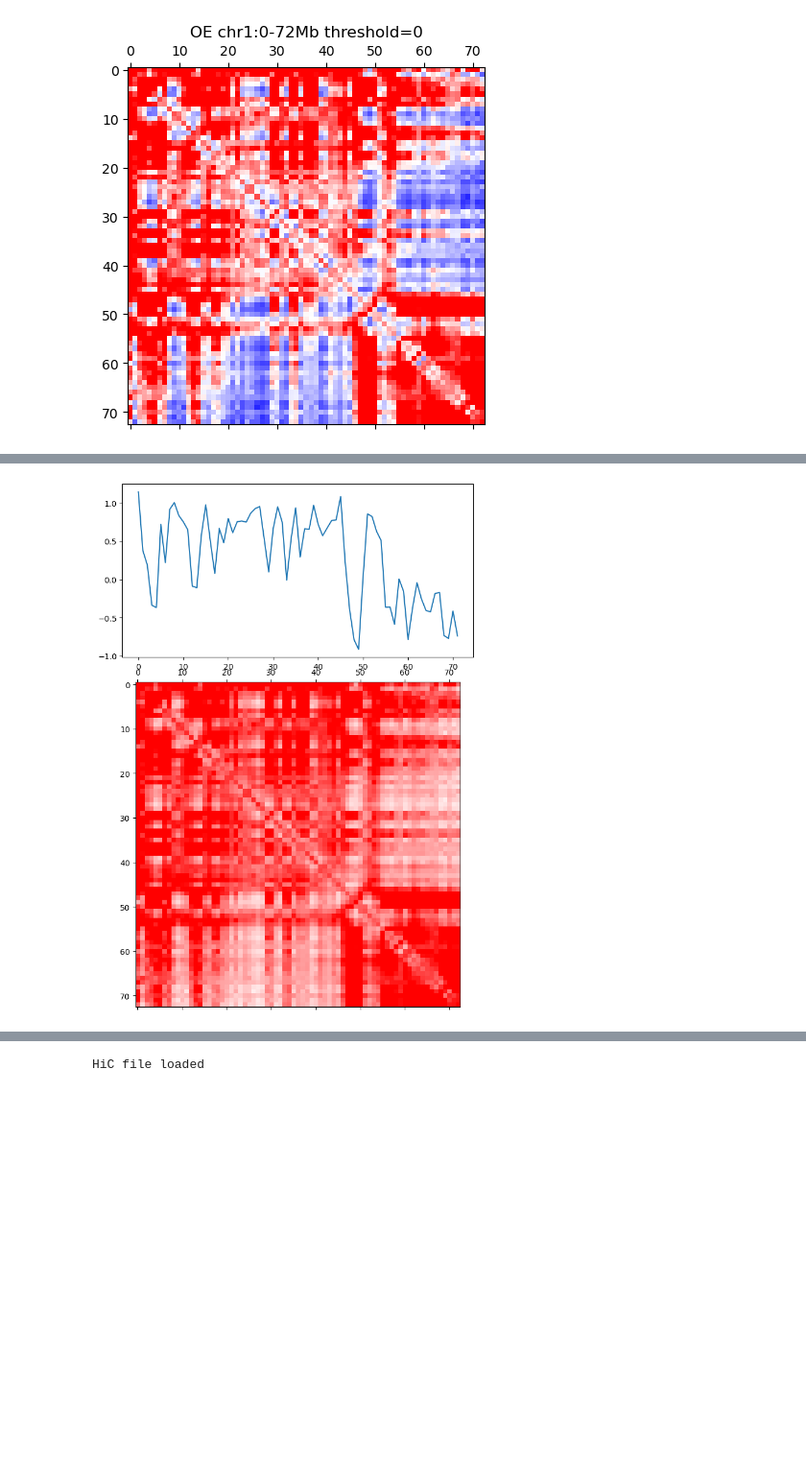
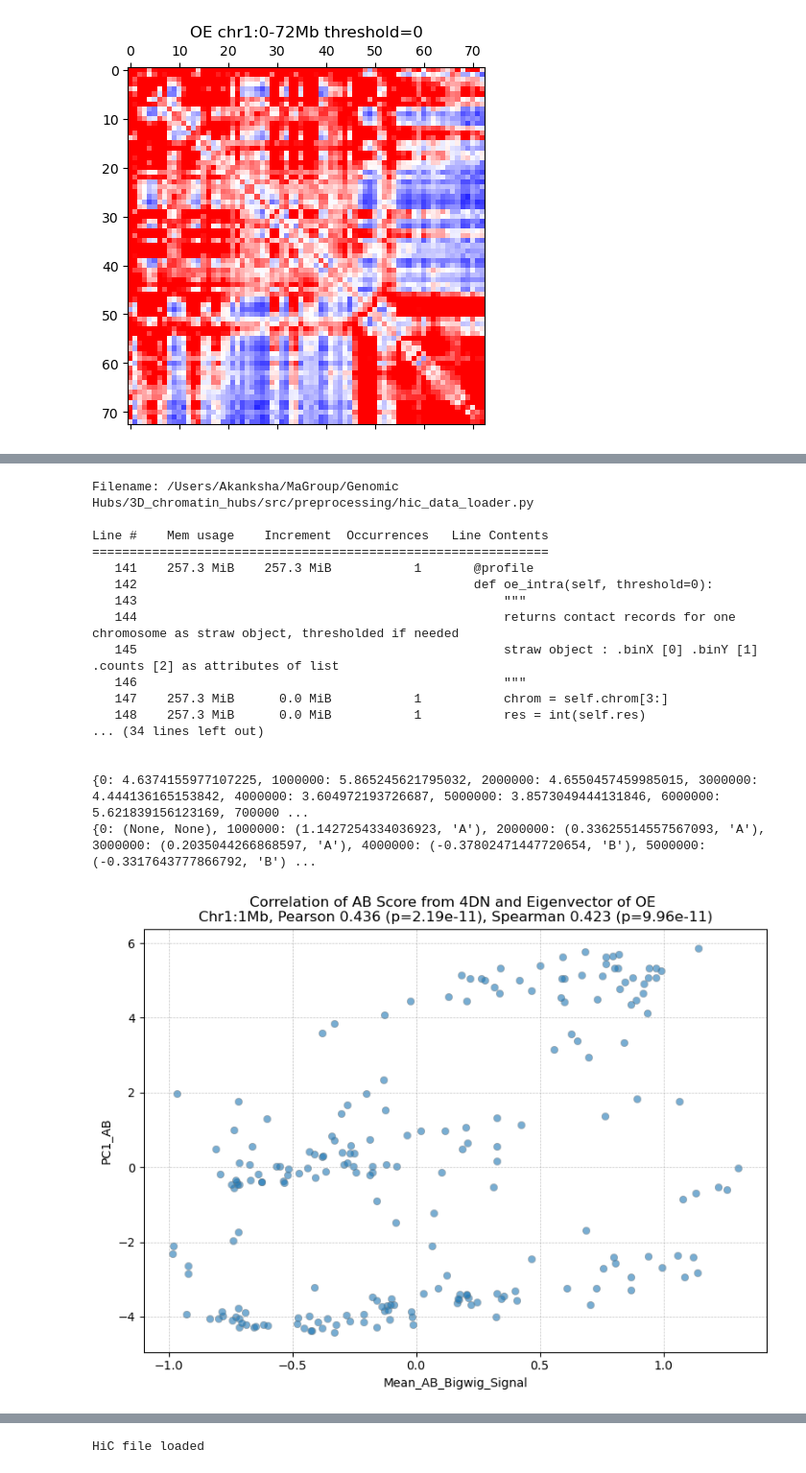
Before and after one commit to akanksha-sachan/3D_chromatin_hubs, a Jupyter notebook: notebooks/GM12878_tests.ipynb, the cells around one changed output, grey strips where cells are left out. Shown at 96% size. Saved outputs shown, nothing was run; the diff lists cells and outputs as text; code cells hidden in the pictures; blank space fills up the shorter version.

```diff
--- a/notebooks/GM12878_tests.ipynb
+++ b/notebooks/GM12878_tests.ipynb
@@ -127,4 +113,52 @@ def plot_2dhic_1dtrack_map(dense_matrix, signal, vmin, vmax, cmap):
-# %%
-plot_2dhic_1dtrack_map(oe_numpy_thresholded, filtered_signal, 0, 1, REDMAP)
-# %% [output]
-[figure, removed]
+# %%
+def plot_ab_score_correlation_scatter(correlation_data, pearson_corr, pearson_p, spearman_corr, spearman_p):
+    plt.figure(figsize=(8, 6))
+    scatter = sns.scatterplot(
+        data=correlation_data,
+        x='Mean_AB_Bigwig_Signal',
+        y='PC1_AB',
+        palette={False: 'green', True: 'red'},
+        legend='full',
+        edgecolor='grey',  # Grey borders
+        alpha=0.6
+    )
+    plt.grid(color='gray', linestyle='--', linewidth=0.5, alpha=0.5)
+    handles, labels = scatter.get_legend_handles_labels()
+    plt.title(f'Correlation of AB Score from 4DN and Eigenvector of OE \nChr1:1Mb, Pearson {pearson_corr:.3f} (p={pearson_p:.2e}), Spearman {spearman_corr:.3f} (p={spearman_p:.2e})')
+    plt.xlabel('Mean_AB_Bigwig_Signal')
+    plt.ylabel('PC1_AB')
+    plt.tight_layout()
+    plt.show()
+
+
+## Get AB scores of the intra-chr OE matrix ##
+oe_intra_csr = query.oe_straw_to_csr()
+ab_score_dict = query.ab_comp.calculate_ab_score(oe_intra_csr) #send sparse matrix to calculate whole chr ab_score
+print(ab_score_dict)
+bigwig_signal_dict = query.ab_comp.load_bigwig_chromosomal_ab()
+print(bigwig_signal_dict)
+
+correlation_data, pearson_corr, pearson_p, spearman_corr, spearman_p = query.ab_comp.ab_score_correlation(ab_score_dict, bigwig_signal_dict)
+# get outliers
+#correlation_data['Outliers'] = (correlation_data['PC1_AB'] > 3) | (correlation_data['Mean_AB_Bigwig_Signal'].abs() > 0.0015)
+#plot
+plot_ab_score_correlation_scatter(correlation_data, pearson_corr, pearson_p, spearman_corr, spearman_p)
+# %% [output]
+Filename: /Users/Akanksha/MaGroup/Genomic Hubs/3D_chromatin_hubs/src/preprocessing/hic_data_loader.py
+
+Line #    Mem usage    Increment  Occurrences   Line Contents
+=============================================================
+   141    257.3 MiB    257.3 MiB           1       @profile
+   142                                             def oe_intra(self, threshold=0):
+   143                                                 """
+   144                                                 returns contact records for one chromosome as straw object, thresholded if needed
+   145                                                 straw object : .binX [0] .binY [1] .counts [2] as attributes of list
+   146                                                 """
+   147    257.3 MiB      0.0 MiB           1           chrom = self.chrom[3:]
+   148    257.3 MiB      0.0 MiB           1           res = int(self.res)
+... (34 lines left out)
+
+
+{0: 4.6374155977107225, 1000000: 5.865245621795032, 2000000: 4.6550457459985015, 3000000: 4.444136165153842, 4000000: 3.604972193726687, 5000000: 3.8573049444131846, 6000000: 5.621839156123169, 700000 ...
+{0: (None, None), 1000000: (1.1427254334036923, 'A'), 2000000: (0.33625514557567093, 'A'), 3000000: (0.2035044266868597, 'A'), 4000000: (-0.37802471447720654, 'B'), 5000000: (-0.3317643777866792, 'B') ...
+[figure, added]
```
Also changed, not shown: parts of 7 cells of this notebook, 6 other files.
